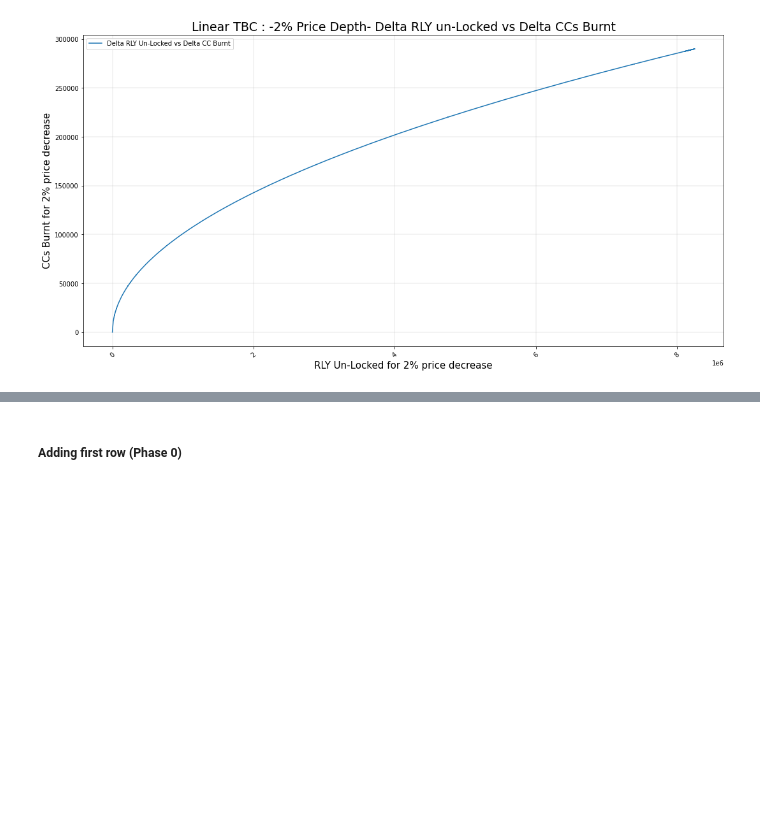
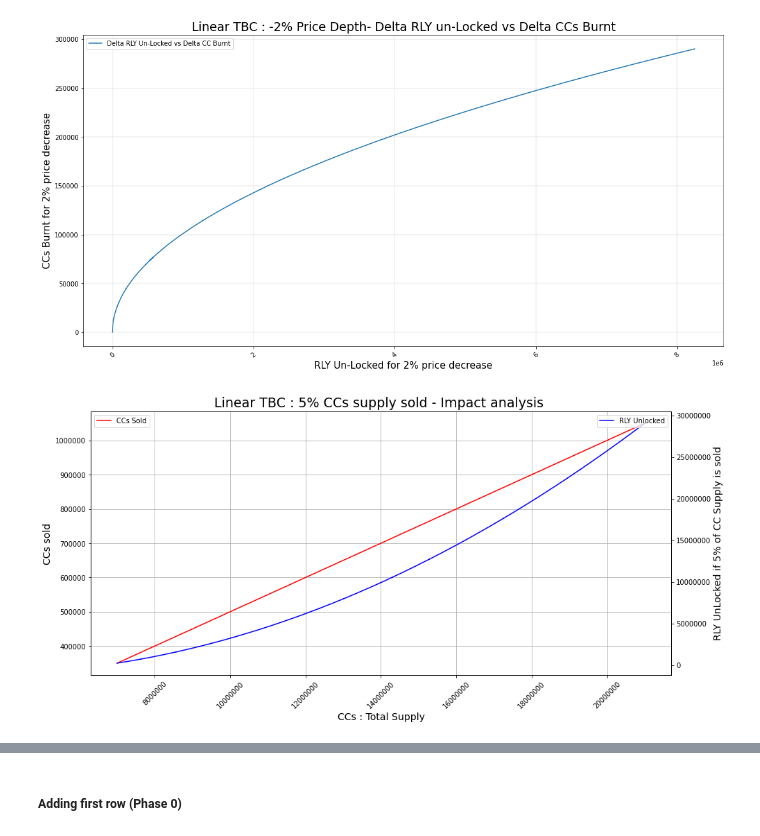
Before and after one commit to astro-martian/Rally_TBCs_, a Jupyter notebook: Linear_TBC_Templates.ipynb, the cells around one changed output, grey strips where cells are left out. Saved outputs shown, nothing was run; the diff lists cells and outputs as text; code cells hidden in the pictures; blank space fills up the shorter version.

Commit message:
added 5% analysis for linear curve

```diff
--- a/Linear_TBC_Templates.ipynb
+++ b/Linear_TBC_Templates.ipynb
@@ -300,6 +305,10 @@ def costOfMinting(c,slope,prevCCSupply,newCCSupply):
     # integral of m*x + c
     dif = c*(newCCSupply - prevCCSupply) + 0.5*slope*(pow(newCCSupply,2)-pow(prevCCSupply,2))
     return dif
+# %%
+_5_perc_analysis_df = pd.DataFrame([], columns = ['date', 'timestamp','CCs : Price (RLY)','CCs : Total Supply','RLY : Total Locked',
+                                                 '5% CCs Sold','RLY Unlocked','Price Impact (%)','RLY Unlocked (%)','New Price' ])
+# _5_perc_analysis_df['date'] = pd.to_datetime(_5_perc_analysis_df['date'],format='%d/%m/%Y')
 # %%
 CCstobeMinted = df.loc[len(df.index)-1,'CC To be Minted']
 
@@ -336,6 +345,15 @@ while CCstobeMinted > 0:
     total_RLY_to_be_locked = df.loc[len(df.index)-1,'RLY To be Locked'] - RLY_DeltaLocked
     reserve_ratio = RLY_TotalLocked / CC_totalSupply
 
+    # 5% CCs sold Analysis
+    _5_per_tot_sup = .05 * CC_totalSupply     # 5 % of total supply
+    sell_5_per_tot_sup_new_price = slope1*(CC_totalSupply - _5_per_tot_sup) + constant1
+    sell_5_per_tot_sup_price_impact = 100 * (CC_price_RLY - sell_5_per_tot_sup_new_price)/CC_price_RLY
+    sell_5_per_RLY_unlocked = -1 * costOfMinting(constant1, slope1, CC_totalSupply, CC_totalSupply - _5_per_tot_sup )
+    sell_5_per_RLY_unlocked_per_tot_locked = 100 * (sell_5_per_RLY_unlocked)/RLY_TotalLocked
+
+
+
     note = 'Mint Transaction'
 
     df.loc[len(df.index)] = [pd.to_datetime(cur_,format='%d/%m/%Y'),int((cur_ - unix).total_seconds()),
@@ -344,6 +362,11 @@ while CCstobeMinted > 0:
                              neg_depth_CC_burnt,neg_depth_RLY_unlocked,neg_depth_RLY_per_CC,
                              reserve_ratio,note]
 
+
+    _5_perc_analysis_df.loc[len(_5_perc_analysis_df.index)] = [ pd.to_datetime(cur_,format='%d/%m/%Y'),int((cur_ - unix).total_seconds()),
+                                                            CC_price_RLY , CC_totalSupply, RLY_TotalLocked, _5_per_tot_sup, sell_5_per_RLY_unlocked, sell_5_per_tot_sup_price_impact,
+                                                            sell_5_per_RLY_unlocked_per_tot_locked , sell_5_per_tot_sup_new_price  ]
+
     CCstobeMinted = df.loc[len(df.index)-1,'CC To be Minted']
 # %%
 # display(df)
@@ -514,0 +540,19 @@ plt.legend()
+# %%
+fig,ax = plt.subplots(figsize=(15, 7))
+plt.xticks(rotation=45)
+plt.title('Linear TBC : 5% CCs supply sold - Impact analysis ',fontsize = 19)
+
+ax.plot( _5_perc_analysis_df['CCs : Total Supply'],_5_perc_analysis_df['5% CCs Sold'], '-r',label="CCs Sold")
+ax.set_xlabel("CCs : Total Supply",fontsize=14)
+ax.set_ylabel("CCs sold",fontsize=14)
+ax.legend(loc='upper left')
+ax.grid(True)
+ax.ticklabel_format(useOffset=False, style='plain')
+
+ax2=ax.twinx()
+ax2.plot( _5_perc_analysis_df['CCs : Total Supply'],_5_perc_analysis_df.loc[:,'RLY Unlocked'],'-b',label="RLY Unlocked")
+ax2.set_ylabel("RLY UnLocked if 5% of CC Supply is sold",fontsize=14)
+ax2.legend(loc='upper right')
+ax2.ticklabel_format(useOffset=False, style='plain')
+# %% [output]
+[figure, added]
```
Also changed, not shown: parts of 37 cells of this notebook, 2 other files.
